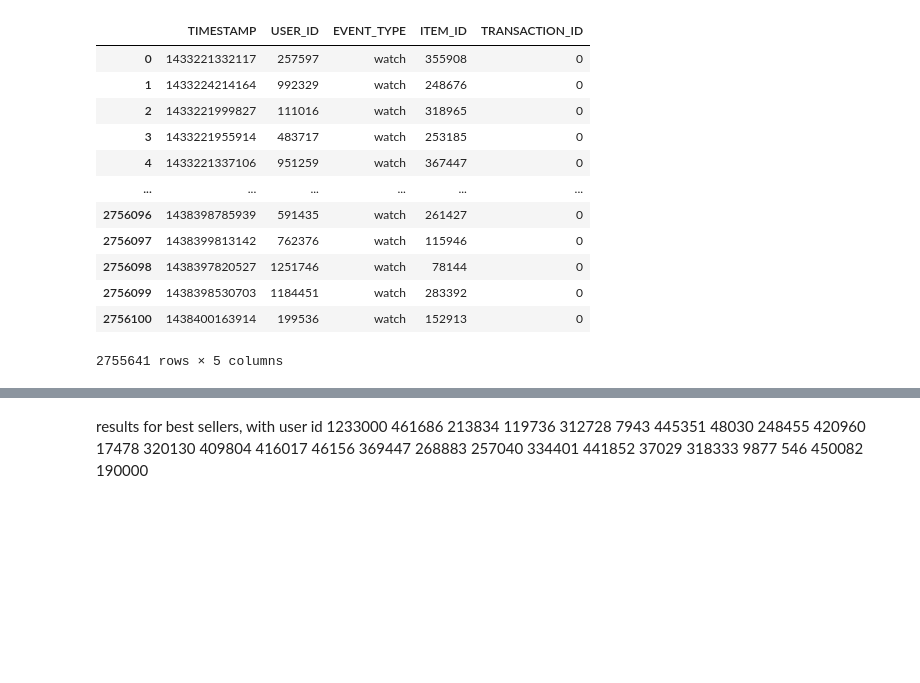
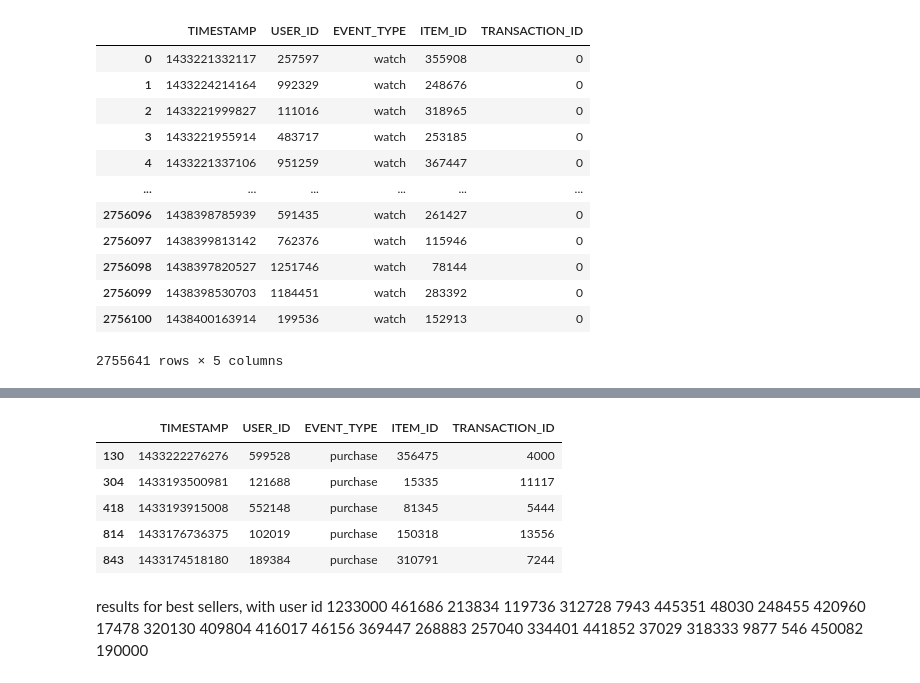
Before and after one commit to tomhuber96/master-thesis-practical-part, a Jupyter notebook: EDA/AWS/detail_rocket_aws_preparations.ipynb, the cells around one changed output, grey strips where cells are left out. Saved outputs shown, nothing was run; the diff lists cells and outputs as text; code cells hidden in the pictures; blank space fills up the shorter version.

```diff
--- a/EDA/AWS/detail_rocket_aws_preparations.ipynb
+++ b/EDA/AWS/detail_rocket_aws_preparations.ipynb
@@ -264,0 +216,9 @@ display(interaction_data)
+# %%
+display(interaction_data[interaction_data['EVENT_TYPE'] == 'purchase'].head())
+# %% [output]
+|  | TIMESTAMP | USER_ID | EVENT_TYPE | ITEM_ID | TRANSACTION_ID |
+| 130 | 1433222276276 | 599528 | purchase | 356475 | 4000 |
+| 304 | 1433193500981 | 121688 | purchase | 15335 | 11117 |
+| 418 | 1433193915008 | 552148 | purchase | 81345 | 5444 |
+| 814 | 1433176736375 | 102019 | purchase | 150318 | 13556 |
+| 843 | 1433174518180 | 189384 | purchase | 310791 | 7244 |
```
Also changed, not shown: parts of 5 cells of this notebook, 3 other files.
